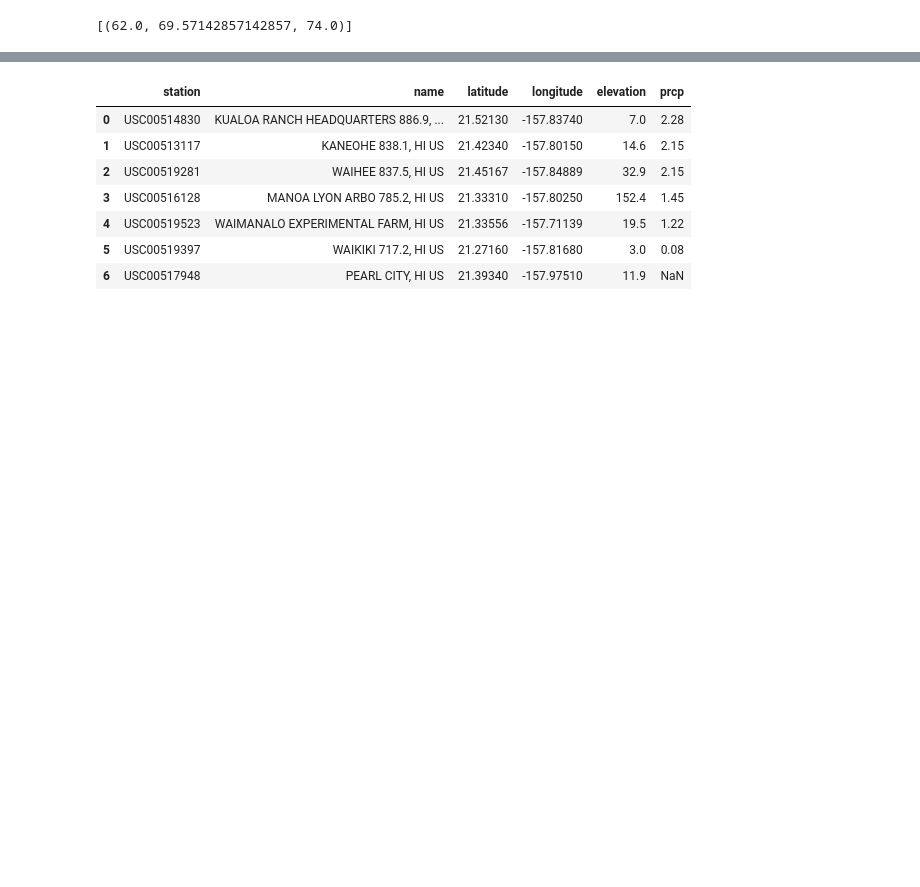
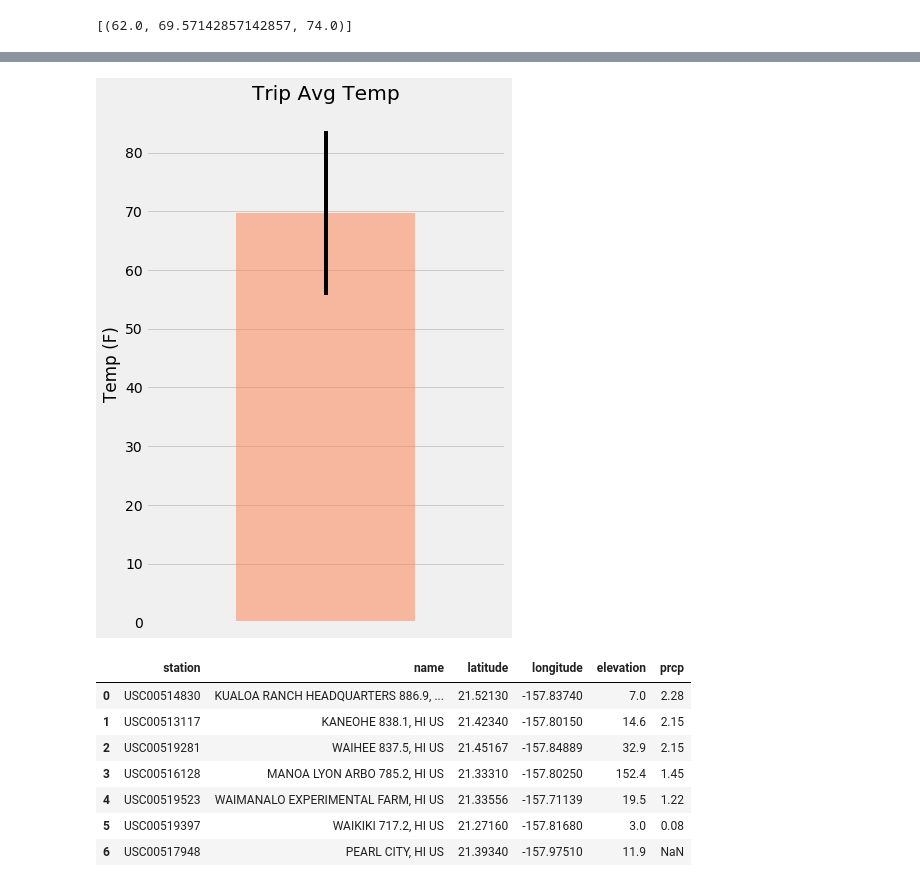
Before and after one commit to tjmfindkim/10-Advanced-Data-Storage-and-Database, a Jupyter notebook: climate_starter-HW-Final.ipynb, the cells around one changed output, grey strips where cells are left out. Drawn from its saved outputs; the diff is of its cells as text; code cells hidden in the pictures; blank space fills up the shorter version.

```diff
--- a/climate_starter-HW-Final.ipynb
+++ b/climate_starter-HW-Final.ipynb
@@ -230,4 +230,12 @@ df_my_trip
 # Use "Trip Avg Temp" as your Title
 # Use the average temperature for the y value
 # Use the peak-to-peak (tmax-tmin) value as the y error bar (yerr)
+diff = df_my_trip['tmax'] - df_my_trip['tmin']
+
+ax = df_my_trip.plot.bar(title='Trip Avg Temp', y='tavg', yerr=diff, color='coral', alpha=0.5, figsize = (6, 8))
+plt.ylabel('Temp (F)')
+plt.xticks([]) # disable xticks
+plt.tight_layout()
+plt.gca().legend_.remove()
+plt.show()
 # %% [output]
@@ -236,3 +242,4 @@ df_my_trip
+[figure, added]
 # %%
 # Calculate the total amount of rainfall per weather station for your trip dates using the previous year's matching dates.
 # Sort this in descending order by precipitation amount and list the station, name, latitude, longitude, and elevation
```
Also changed, not shown: parts of 5 cells of this notebook.
